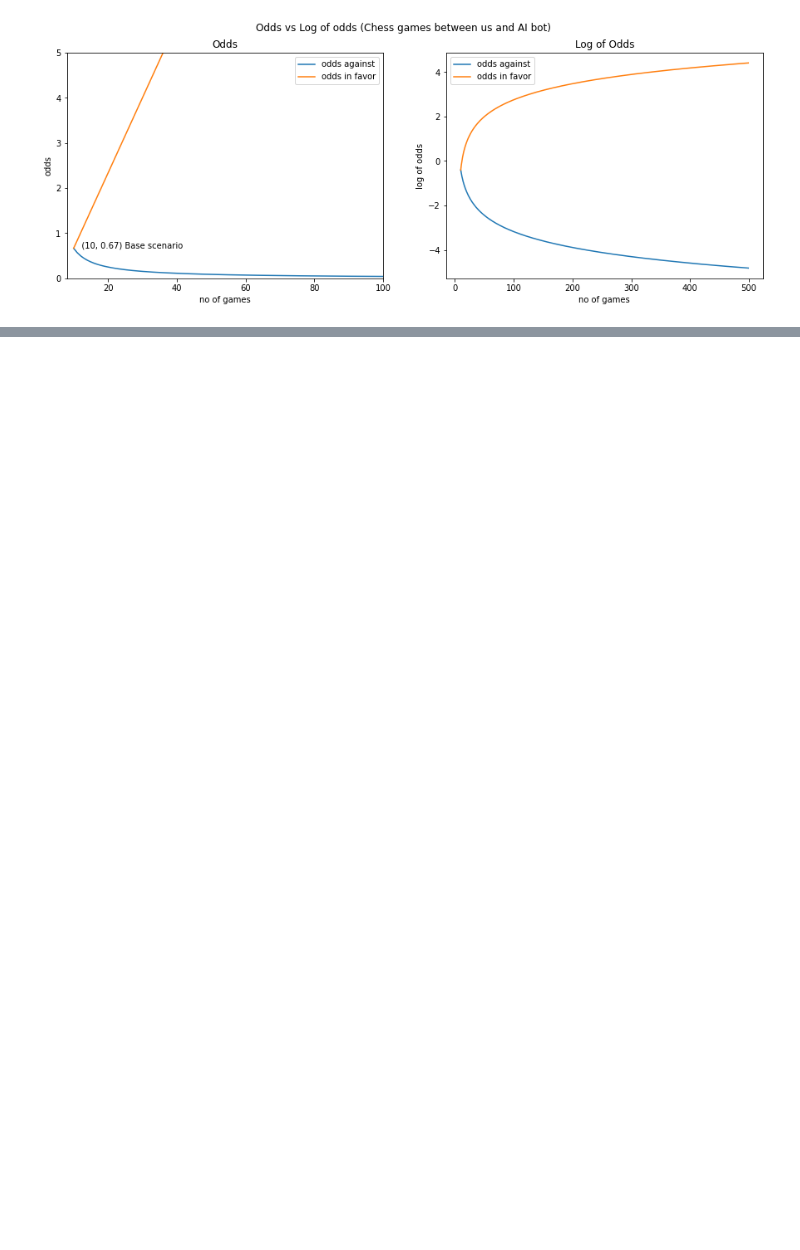
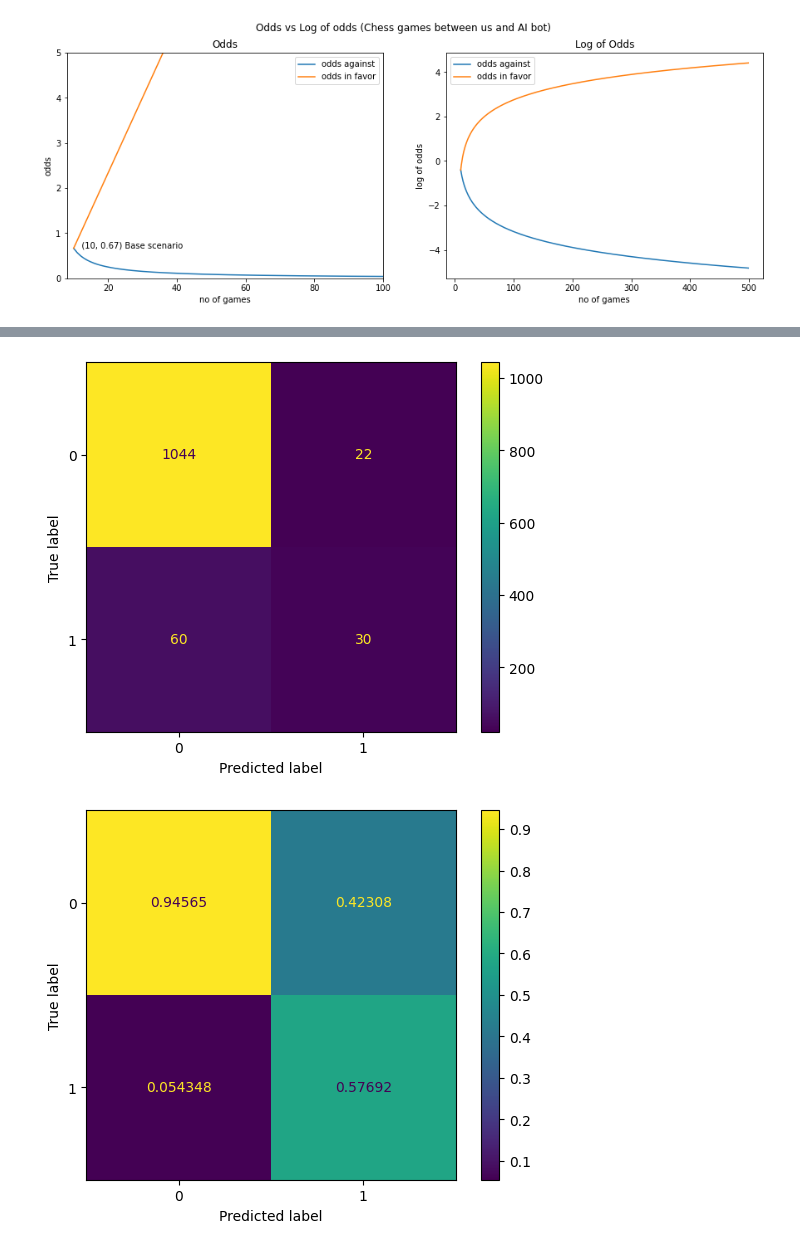
Before and after one commit to Ishankoradia/ML-Concepts-and-Algorithms, a Jupyter notebook: Logistic Regression.ipynb, the cells around one changed output, grey strips where cells are left out. Drawn from its saved outputs; the diff is of its cells as text; code cells hidden in the pictures; blank space fills up the shorter version.

Commit message:
metric work in progress

```diff
--- a/Logistic Regression.ipynb
+++ b/Logistic Regression.ipynb
@@ -337,0 +567,5 @@ Name: Sales_in_thousands, dtype: float64
+# %%
+### Separate out the target variable y for model prediction
+
+y = bank_final.loc[ : , bank_final.columns == 'y']
+y.head()
@@ -338,7 +579,10 @@ Name: Sales_in_thousands, dtype: float64
 # %%
-### split the data into training and test sets
+### Splitting data into train and test
 
-X_train, X_test, y_train, y_test = train_test_split(X, y, test_size = 0.15, random_state = 1)
-print('Training Data Shape:', X_train.shape, y_train.shape)
-print('Testing Data Shape:', X_test.shape, y_test.shape)
+from sklearn.model_selection import train_test_split
+
+X_train, X_test, y_train, y_test = train_test_split(X, y, test_size=0.25, random_state=40)
+
+print("X_train - {} and X_test - {}".format(X_train.shape, X_test.shape))
+print("y_train - {} and y_test - {}".format(y_train.shape, y_test.shape))
 # %% [output]
@@ -346,0 +591,7 @@ Testing Data Shape: (24, 11) (24,)
+# %%
+### Initialize the logistic regression model and training the model to get coefficients
+
+from sklearn.linear_model import LogisticRegression
+
+logreg = LogisticRegression()
+logreg.fit(X_train, y_train)
@@ -346,0 +607,11 @@ Testing Data Shape: (24, 11) (24,)
+# %%
+### Do model prediction on both test and train data
+
+# Create model prediction on X_train data
+y_pred_train = logreg.predict(X_train)
+
+# Create model prediction for X_test
+y_pred_test = logreg.predict(X_test)
+
+print("predicting train data - {}".format(y_pred_train.shape))
+print("predicting test data - {}".format(y_pred_test.shape))
@@ -382,0 +671,13 @@ Performance Metrics for LinearRegression :
+# %%
+### Evaluating model accuracy using confusion matrix
+import matplotlib.pyplot as plt
+from sklearn.metrics import confusion_matrix
+from sklearn.metrics import ConfusionMatrixDisplay
+
+ConfusionMatrixDisplay.from_predictions(y_test, y_pred_test)
+ConfusionMatrixDisplay.from_predictions(y_test, y_pred_test, normalize="pred", values_format="0.5g", labels=[0,1])
+plt.show()
+##confusion_matrix(y_test, y_pred_test, labels=[0,1])
+# %% [output]
+[figure, added]
+[figure, added]
```
Also changed, not shown: parts of 45 cells of this notebook, 1 other file.
